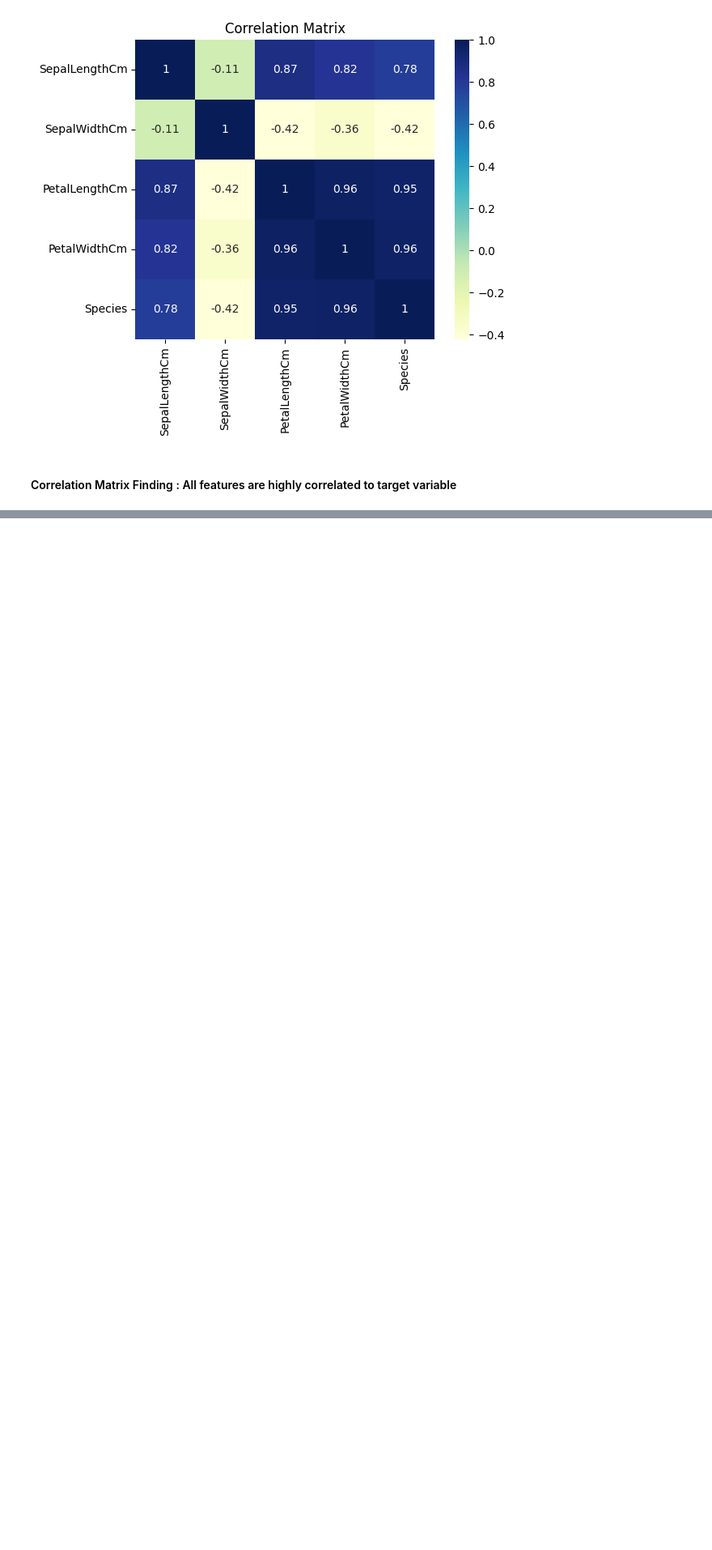
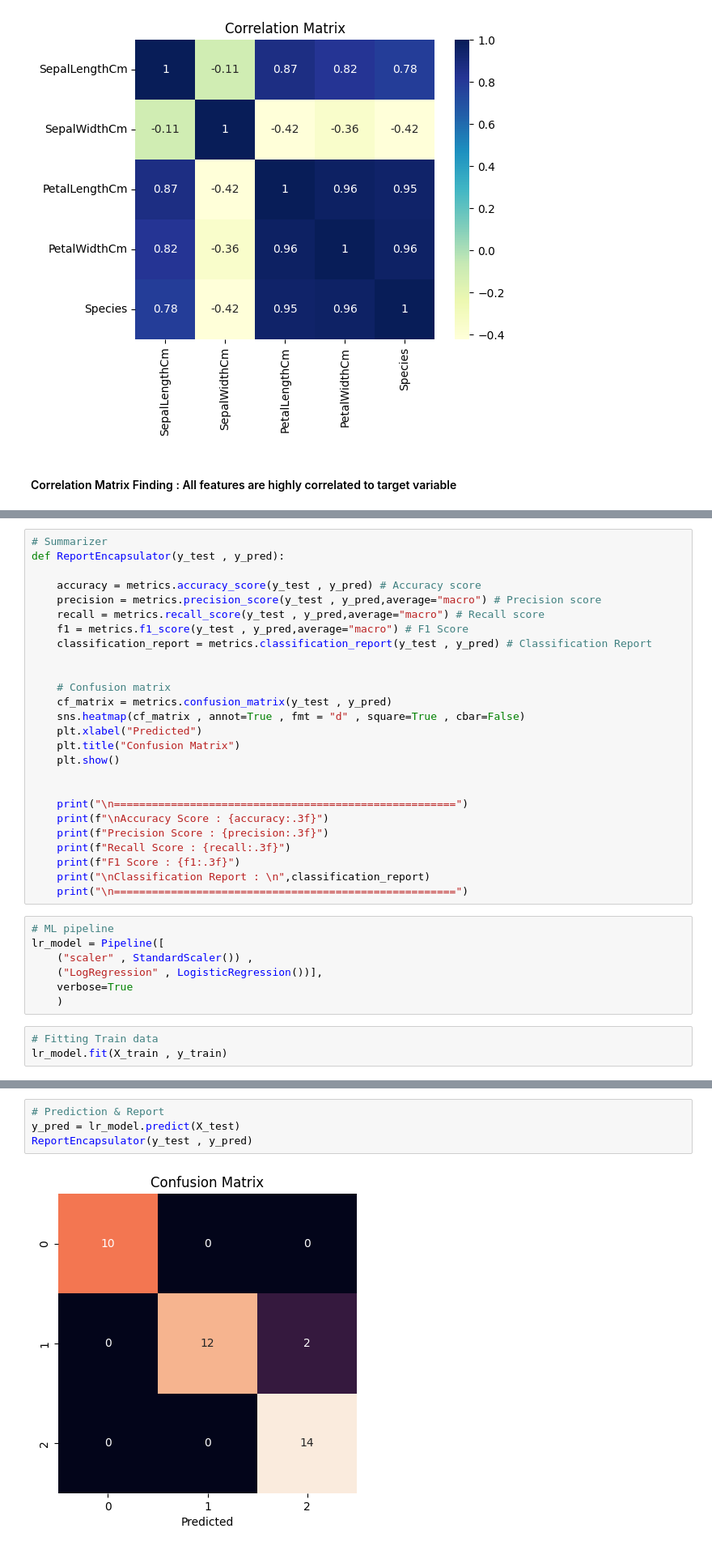
Before and after one commit to CodeByD3v/OIBSIP, a Jupyter notebook: Iris Classification/iris-classification.ipynb, the cells around one changed output, grey strips where cells are left out. Shown at 81% size. Drawn from its saved outputs; the diff is of its cells as text; blank space fills up the shorter version.

Commit message:
ML Pipeline

```diff
--- a/Iris Classification/iris-classification.ipynb
+++ b/Iris Classification/iris-classification.ipynb
@@ -195,0 +214,36 @@ plt.show()
+# %%
+# Summarizer
+def ReportEncapsulator(y_test , y_pred):
+
+    accuracy = metrics.accuracy_score(y_test , y_pred) # Accuracy score
+    precision = metrics.precision_score(y_test , y_pred,average="macro") # Precision score
+    recall = metrics.recall_score(y_test , y_pred,average="macro") # Recall score
+    f1 = metrics.f1_score(y_test , y_pred,average="macro") # F1 Score
+    classification_report = metrics.classification_report(y_test , y_pred) # Classification Report
+
+
+    # Confusion matrix
+    cf_matrix = metrics.confusion_matrix(y_test , y_pred)
+    sns.heatmap(cf_matrix , annot=True , fmt = "d" , square=True , cbar=False)
+    plt.xlabel("Predicted")
+    plt.title("Confusion Matrix")
+    plt.show()
+
+
+    print("\n======================================================")
+    print(f"\nAccuracy Score : {accuracy:.3f}")
+    print(f"Precision Score : {precision:.3f}")
+    print(f"Recall Score : {recall:.3f}")
+    print(f"F1 Score : {f1:.3f}")
+    print("\nClassification Report : \n",classification_report)
+    print("\n======================================================")
+# %%
+# ML pipeline
+lr_model = Pipeline([
+    ("scaler" , StandardScaler()) ,
+    ("LogRegression" , LogisticRegression())],
+    verbose=True
+    )
+# %%
+# Fitting Train data
+lr_model.fit(X_train , y_train)
@@ -195,0 +256,6 @@ plt.show()
+# %%
+# Prediction & Report
+y_pred = lr_model.predict(X_test)
+ReportEncapsulator(y_test , y_pred)
+# %% [output]
+[figure, added]
```
Also changed, not shown: parts of 9 cells of this notebook.
